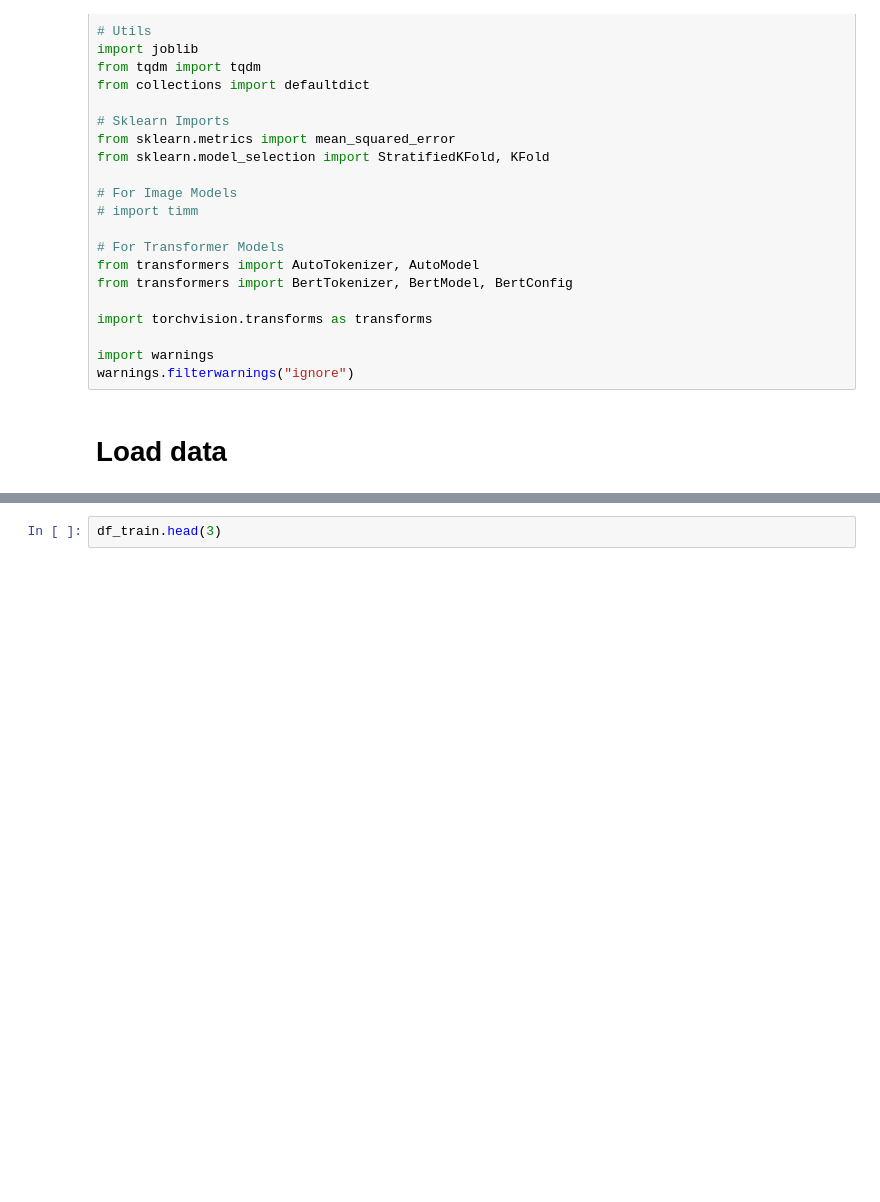
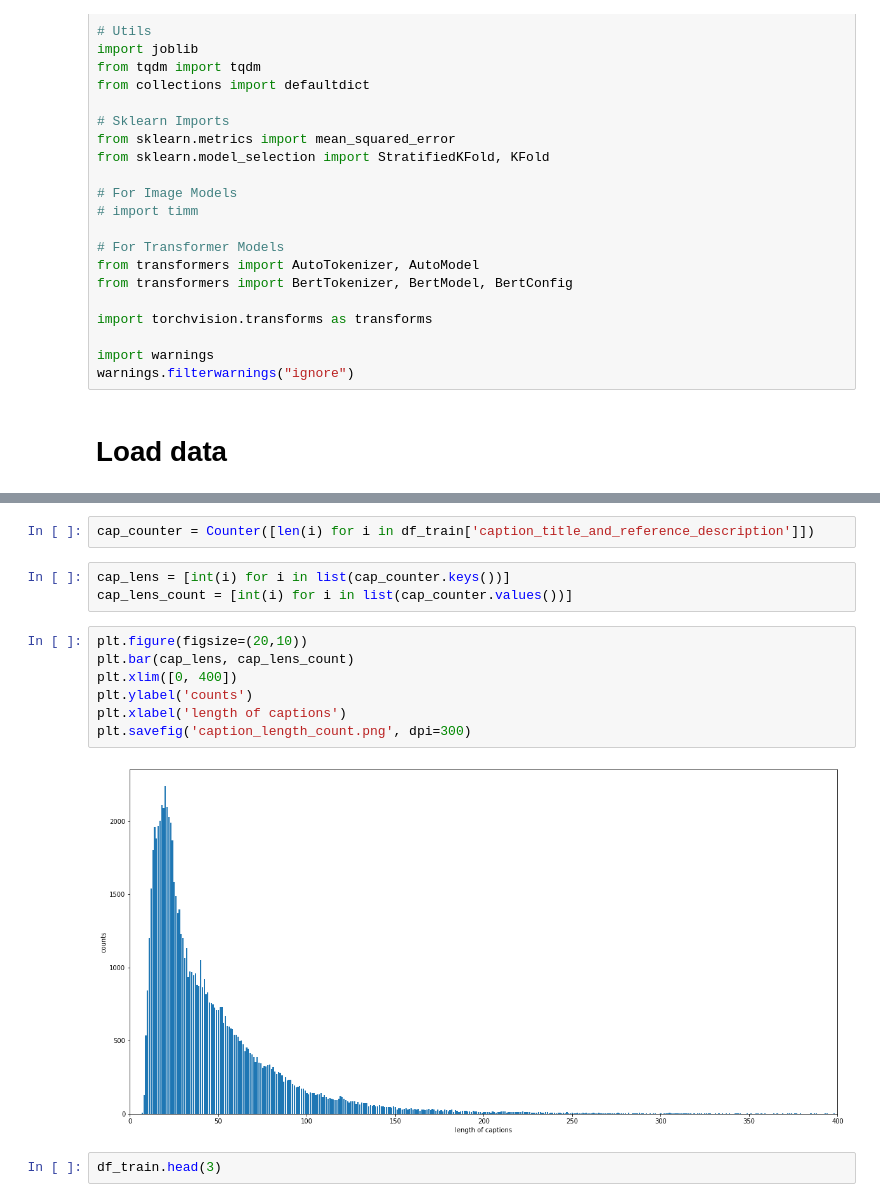
Before and after one commit to luyuzhe111/image-caption-match, a Jupyter notebook: main.ipynb, the cells around one changed output, grey strips where cells are left out. Drawn from its saved outputs; the diff is of its cells as text; blank space fills up the shorter version.

```diff
--- a/main.ipynb
+++ b/main.ipynb
@@ -128,3 +161,17 @@ df_test = pd.read_feather('./test-subsample.feather')
+# %%
+cap_counter = Counter([len(i) for i in df_train['caption_title_and_reference_description']])
+# %%
+cap_lens = [int(i) for i in list(cap_counter.keys())]
+cap_lens_count = [int(i) for i in list(cap_counter.values())]
+# %%
+plt.figure(figsize=(20,10))
+plt.bar(cap_lens, cap_lens_count)
+plt.xlim([0, 400])
+plt.ylabel('counts')
+plt.xlabel('length of captions')
+plt.savefig('caption_length_count.png', dpi=300)
+# %% [output]
+[figure, added]
 # %%
 df_train.head(3)
 # %% [output]
```
Also changed, not shown: parts of 23 cells of this notebook.
